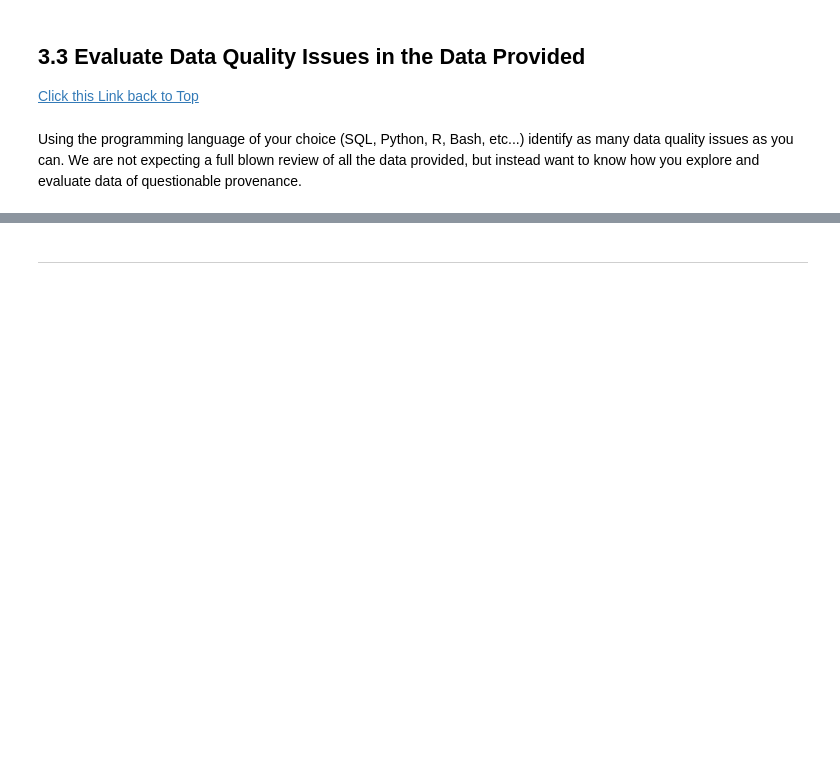
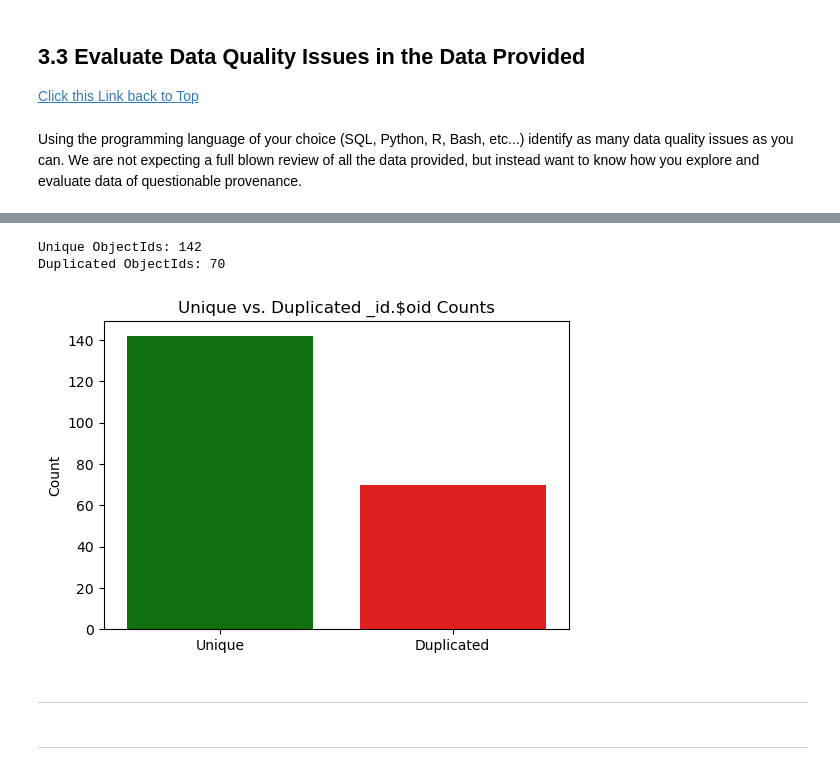
Before and after one commit to L3P3titPrince/015_FetchRewards_HW, a Jupyter notebook: src/FetchRewards_HW.ipynb, the cells around one changed output, grey strips where cells are left out. Drawn from its saved outputs; the diff is of its cells as text; code cells hidden in the pictures; blank space fills up the shorter version.

```diff
--- a/src/FetchRewards_HW.ipynb
+++ b/src/FetchRewards_HW.ipynb
@@ -2008,3 +2189,62 @@ Using the programming language of your choice (SQL, Python, R, Bash, etc...) ide
+# %%
+import json
+import matplotlib.pyplot as plt
+import seaborn as sns
+from collections import defaultdict
+
+def analyze_oid_uniqueness(json_data_list):
+    """
+    Analyzes and visualizes the uniqueness of `_id.$oid` in the dataset.
+    Returns:
+        - count_unique (int): Number of unique ObjectIds.
+        - count_duplicates (int): Number of duplicated ObjectIds.
+    """
+    oid_counts = defaultdict(int)  # Track occurrences of each _id.$oid
+
+    for entry in json_data_list:
+        if "_id" not in entry or "$oid" not in entry["_id"]:
+            print(f"Missing '_id' or '$oid' in entry: {entry}")
+            return None, None  # Data issue, stop execution
+        oid_counts[entry["_id"]["$oid"]] += 1  # Count occurrences
+
+    # Separate counts
+    unique_oids = sum(1 for v in oid_counts.values() if v == 1)
+    duplicate_oids = sum(1 for v in oid_counts.values() if v > 1)
+    print(f"Unique ObjectIds: {unique_oids}")
+    print(f"Duplicated ObjectIds: {duplicate_oids}")
+
+
+    plt.figure(figsize=(6, 4))
+    sns.barplot(x=["Unique", "Duplicated"], y=[unique_oids, duplicate_oids], palette=["green", "red"])
+    plt.title("Unique vs. Duplicated _id.$oid Counts")
+    plt.ylabel("Count")
+    plt.show()
+
+    return unique_oids, duplicate_oids
+
+data_list = []
+file_path = "../data/users.json"
+
+try:
+    with open(file_path, "r") as file:
+        for line in file:
+            try:
+                data_list.append(json.loads(line))  # Parse each JSON line
+            except json.JSONDecodeError as e:
+                print(f"JSON Decode Error: {e}")
+except FileNotFoundError:
+    print(f"File not found: {file_path}")
+
+if data_list:
+    analyze_oid_uniqueness(data_list)
+else:
+    print("No data found to analyze.")
+# %% [output]
+Unique ObjectIds: 142
+Duplicated ObjectIds: 70
+[figure, added]
+# %% [markdown]
+--------------
 # %% [markdown]
 -----------------
 # %% [markdown]
```
Also changed, not shown: parts of 30 cells of this notebook, 3 other files.
